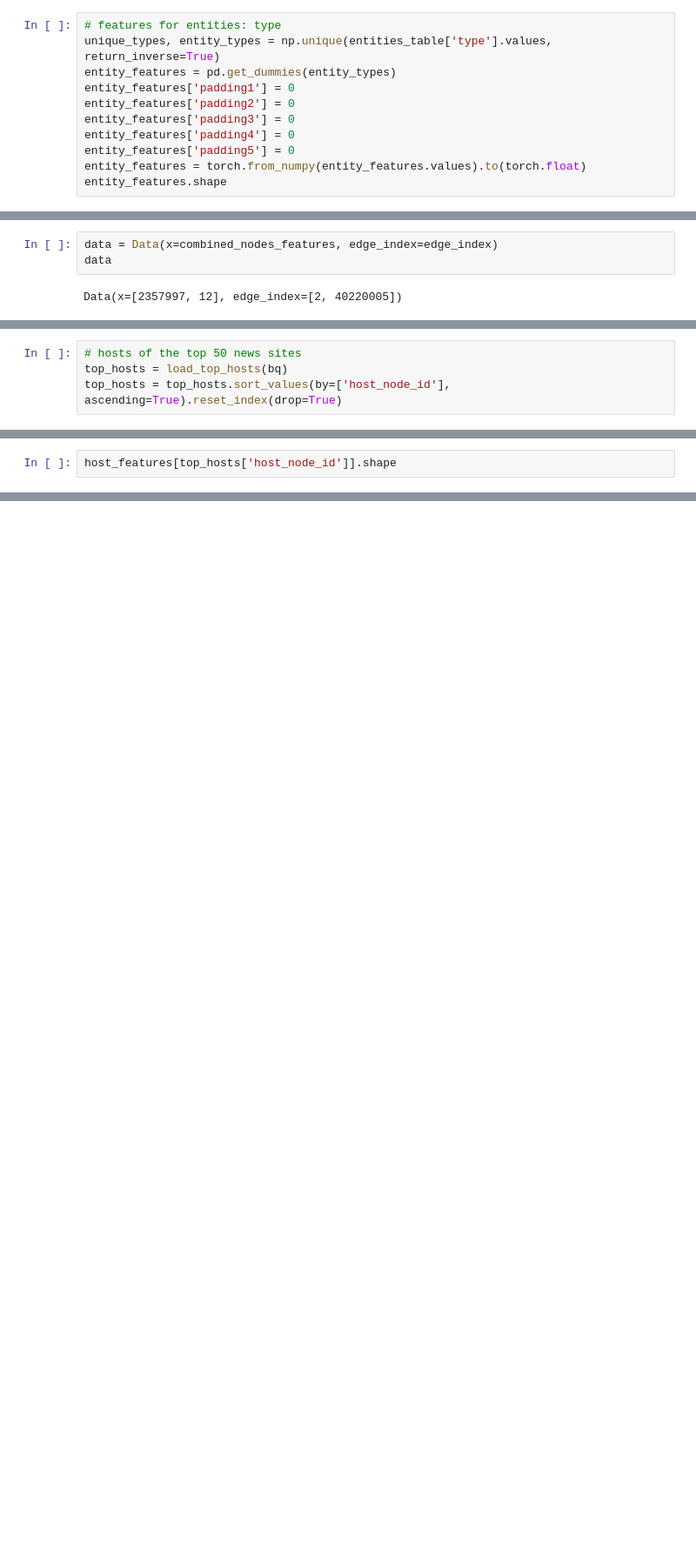
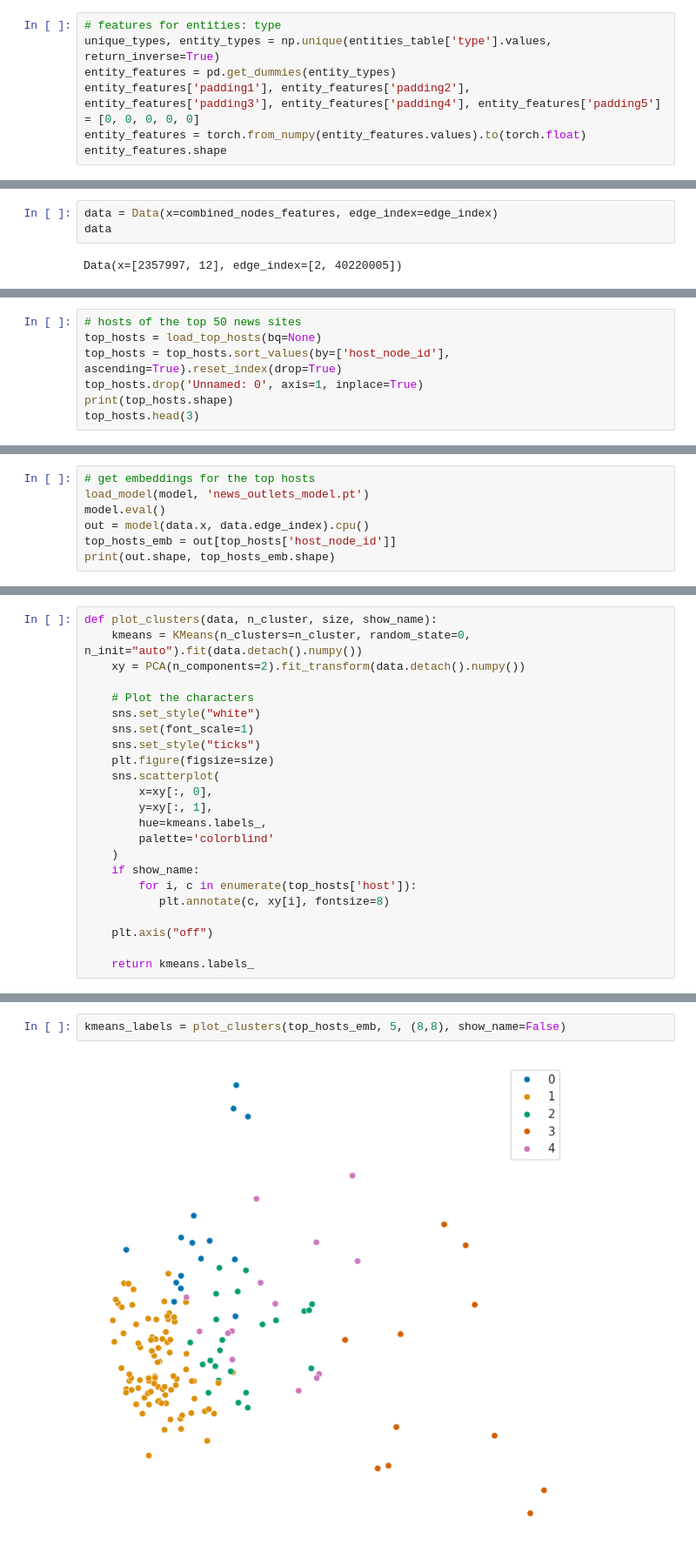
Before and after one commit to cecilpang/news-outlets, a Jupyter notebook: notebooks/news_outlets.ipynb, the cells around one changed output, grey strips where cells are left out. Shown at 87% size. Saved outputs shown, nothing was run; the diff lists cells and outputs as text; blank space fills up the shorter version.

```diff
--- a/notebooks/news_outlets.ipynb
+++ b/notebooks/news_outlets.ipynb
@@ -133,11 +156,7 @@ torch.Size([1048852, 12])
 # features for entities: type
 unique_types, entity_types = np.unique(entities_table['type'].values, return_inverse=True)
 entity_features = pd.get_dummies(entity_types)
-entity_features['padding1'] = 0
-entity_features['padding2'] = 0
-entity_features['padding3'] = 0
-entity_features['padding4'] = 0
-entity_features['padding5'] = 0
+entity_features['padding1'], entity_features['padding2'], entity_features['padding3'], entity_features['padding4'], entity_features['padding5'] = [0, 0, 0, 0, 0]
 entity_features = torch.from_numpy(entity_features.values).to(torch.float)
 entity_features.shape
 # %% [output]
@@ -311,7 +351,10 @@ def load_top_hosts(bq):
     return top_hosts
 # %%
 # hosts of the top 50 news sites
-top_hosts = load_top_hosts(bq)
+top_hosts = load_top_hosts(bq=None)
 top_hosts = top_hosts.sort_values(by=['host_node_id'], ascending=True).reset_index(drop=True)
+top_hosts.drop('Unnamed: 0', axis=1, inplace=True)
+print(top_hosts.shape)
+top_hosts.head(3)
 # %% [output]
 Read from local csv files.
@@ -343,0 +366,7 @@ tensor([[ 1.0724, -2.2048, -0.2910,  ...,  1.4194, -0.2917,  1.8048],
+# %%
+# get embeddings for the top hosts
+load_model(model, 'news_outlets_model.pt')
+model.eval()
+out = model(data.x, data.edge_index).cpu()
+top_hosts_emb = out[top_hosts['host_node_id']]
+print(out.shape, top_hosts_emb.shape)
@@ -344,2 +375,23 @@ tensor([[ 1.0724, -2.2048, -0.2910,  ...,  1.4194, -0.2917,  1.8048],
 # %%
-host_features[top_hosts['host_node_id']].shape
+def plot_clusters(data, n_cluster, size, show_name):
+    kmeans = KMeans(n_clusters=n_cluster, random_state=0, n_init="auto").fit(data.detach().numpy())
+    xy = PCA(n_components=2).fit_transform(data.detach().numpy())
+
+    # Plot the characters
+    sns.set_style("white")
+    sns.set(font_scale=1)
+    sns.set_style("ticks")
+    plt.figure(figsize=size)
+    sns.scatterplot(
+        x=xy[:, 0],
+        y=xy[:, 1],
+        hue=kmeans.labels_,
+        palette='colorblind'
+    )
+    if show_name:
+        for i, c in enumerate(top_hosts['host']):
+           plt.annotate(c, xy[i], fontsize=8)
+
+    plt.axis("off")
+
+    return kmeans.labels_
@@ -347,0 +398,4 @@ torch.Size([151, 12])
+# %%
+kmeans_labels = plot_clusters(top_hosts_emb, 5, (8,8), show_name=False)
+# %% [output]
+[figure, added]
```
Also changed, not shown: parts of 30 cells of this notebook, 1 other file.
